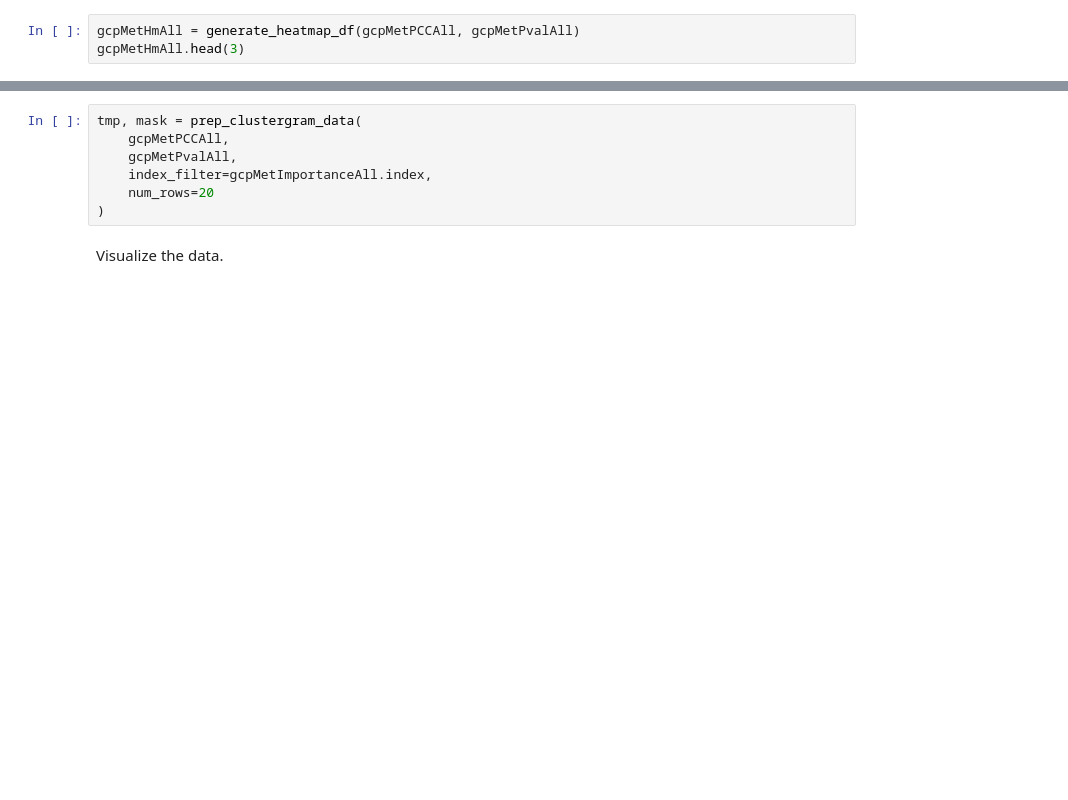
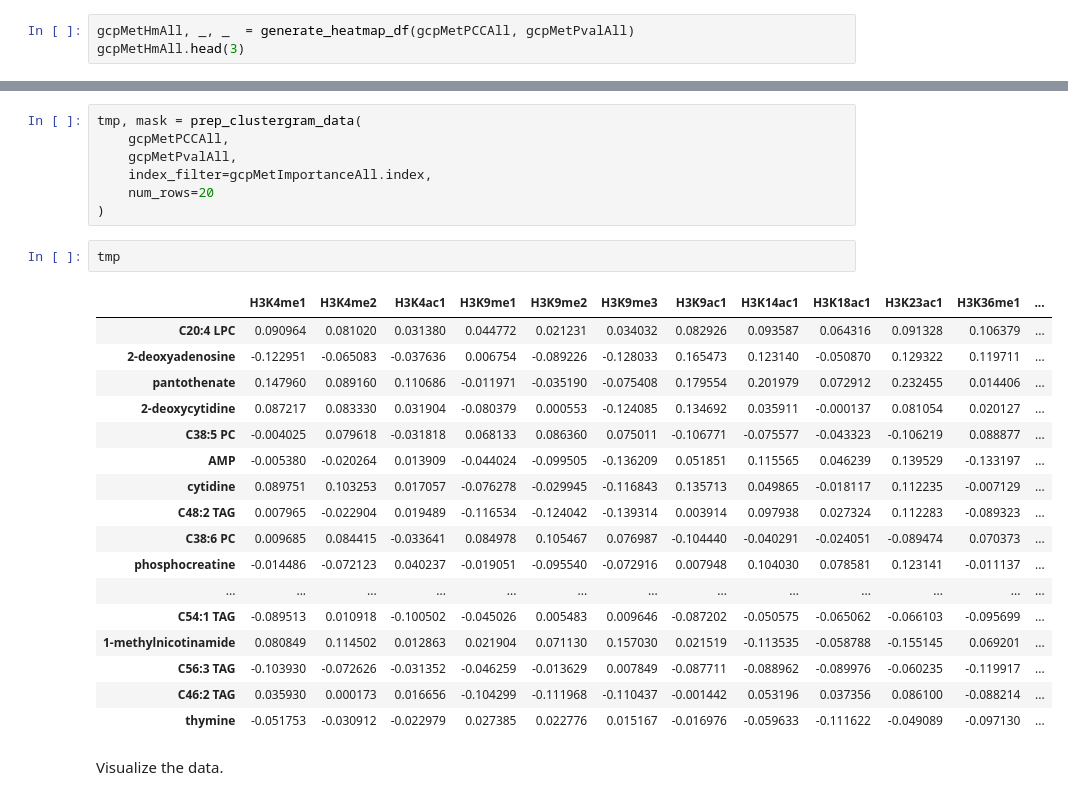
Before and after one commit to ScottCampit/met-ptm-drug-cancer, a Jupyter notebook: 01_PCC.ipynb, the cells around one changed output, grey strips where cells are left out. Cells and saved outputs as stored; diff of their text form; blank space fills up the shorter version.

```diff
--- a/01_PCC.ipynb
+++ b/01_PCC.ipynb
@@ -488,7 +491,7 @@ def generate_heatmap_df(pcc_df:pd.DataFrame, pval_df:pd.DataFrame, columns_to_su
 #### i. Number of PTMs -> metabolites (all metabolites)
 Now, let's try to generate some static heatmaps. First, visualize everything.
 # %%
-gcpMetHmAll = generate_heatmap_df(gcpMetPCCAll, gcpMetPvalAll)
+gcpMetHmAll, _, _  = generate_heatmap_df(gcpMetPCCAll, gcpMetPvalAll)
 gcpMetHmAll.head(3)
 # %% [output]
 |  | H3K4me1 | H3K4me2 | H3K4ac1 | H3K9me1 | H3K9me2 | H3K9me3 | H3K9ac1 | H3K14ac1 | H3K18ac1 | H3K23ac1 | H3K36me1 | ... |
@@ -642,6 +666,26 @@ tmp, mask = prep_clustergram_data(
     index_filter=gcpMetImportanceAll.index,
     num_rows=20
 )
+# %%
+tmp
+# %% [output]
+|  | H3K4me1 | H3K4me2 | H3K4ac1 | H3K9me1 | H3K9me2 | H3K9me3 | H3K9ac1 | H3K14ac1 | H3K18ac1 | H3K23ac1 | H3K36me1 | ... |
+| C20:4 LPC | 0.090964 | 0.081020 | 0.031380 | 0.044772 | 0.021231 | 0.034032 | 0.082926 | 0.093587 | 0.064316 | 0.091328 | 0.106379 | ... |
+| 2-deoxyadenosine | -0.122951 | -0.065083 | -0.037636 | 0.006754 | -0.089226 | -0.128033 | 0.165473 | 0.123140 | -0.050870 | 0.129322 | 0.119711 | ... |
+| pantothenate | 0.147960 | 0.089160 | 0.110686 | -0.011971 | -0.035190 | -0.075408 | 0.179554 | 0.201979 | 0.072912 | 0.232455 | 0.014406 | ... |
+| 2-deoxycytidine | 0.087217 | 0.083330 | 0.031904 | -0.080379 | 0.000553 | -0.124085 | 0.134692 | 0.035911 | -0.000137 | 0.081054 | 0.020127 | ... |
+| C38:5 PC | -0.004025 | 0.079618 | -0.031818 | 0.068133 | 0.086360 | 0.075011 | -0.106771 | -0.075577 | -0.043323 | -0.106219 | 0.088877 | ... |
+| AMP | -0.005380 | -0.020264 | 0.013909 | -0.044024 | -0.099505 | -0.136209 | 0.051851 | 0.115565 | 0.046239 | 0.139529 | -0.133197 | ... |
+| cytidine | 0.089751 | 0.103253 | 0.017057 | -0.076278 | -0.029945 | -0.116843 | 0.135713 | 0.049865 | -0.018117 | 0.112235 | -0.007129 | ... |
+| C48:2 TAG | 0.007965 | -0.022904 | 0.019489 | -0.116534 | -0.124042 | -0.139314 | 0.003914 | 0.097938 | 0.027324 | 0.112283 | -0.089323 | ... |
+| C38:6 PC | 0.009685 | 0.084415 | -0.033641 | 0.084978 | 0.105467 | 0.076987 | -0.104440 | -0.040291 | -0.024051 | -0.089474 | 0.070373 | ... |
+| phosphocreatine | -0.014486 | -0.072123 | 0.040237 | -0.019051 | -0.095540 | -0.072916 | 0.007948 | 0.104030 | 0.078581 | 0.123141 | -0.011137 | ... |
+| ... | ... | ... | ... | ... | ... | ... | ... | ... | ... | ... | ... | ... |
+| C54:1 TAG | -0.089513 | 0.010918 | -0.100502 | -0.045026 | 0.005483 | 0.009646 | -0.087202 | -0.050575 | -0.065062 | -0.066103 | -0.095699 | ... |
+| 1-methylnicotinamide | 0.080849 | 0.114502 | 0.012863 | 0.021904 | 0.071130 | 0.157030 | 0.021519 | -0.113535 | -0.058788 | -0.155145 | 0.069201 | ... |
+| C56:3 TAG | -0.103930 | -0.072626 | -0.031352 | -0.046259 | -0.013629 | 0.007849 | -0.087711 | -0.088962 | -0.089976 | -0.060235 | -0.119917 | ... |
+| C46:2 TAG | 0.035930 | 0.000173 | 0.016656 | -0.104299 | -0.111968 | -0.110437 | -0.001442 | 0.053196 | 0.037356 | 0.086100 | -0.088214 | ... |
+| thymine | -0.051753 | -0.030912 | -0.022979 | 0.027385 | 0.022776 | 0.015167 | -0.016976 | -0.059633 | -0.111622 | -0.049089 | -0.097130 | ... |
 # %% [markdown]
 Visualize the data.
 # %%
```
Also changed, not shown: parts of 21 cells of this notebook, 3 other files.
